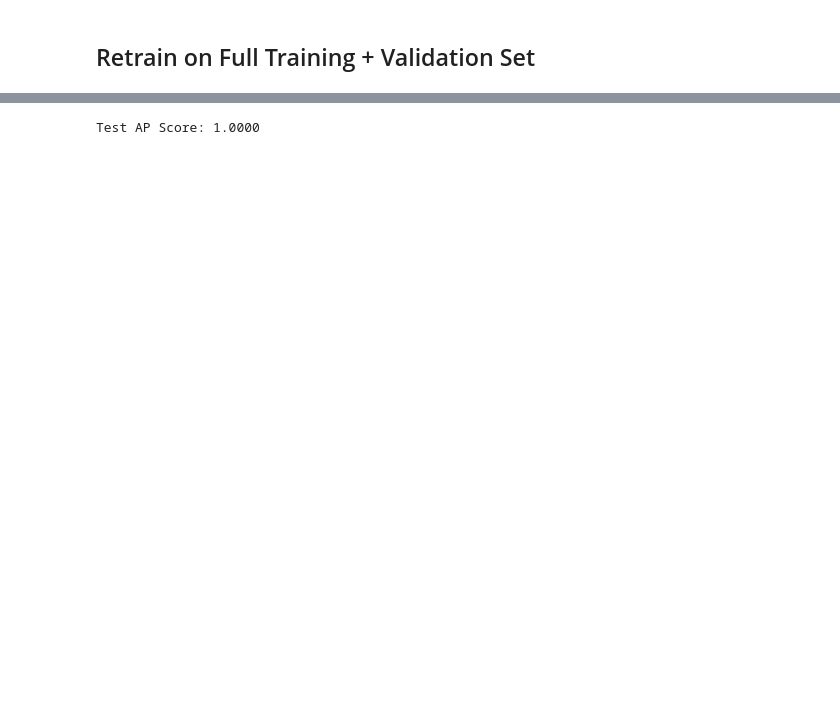
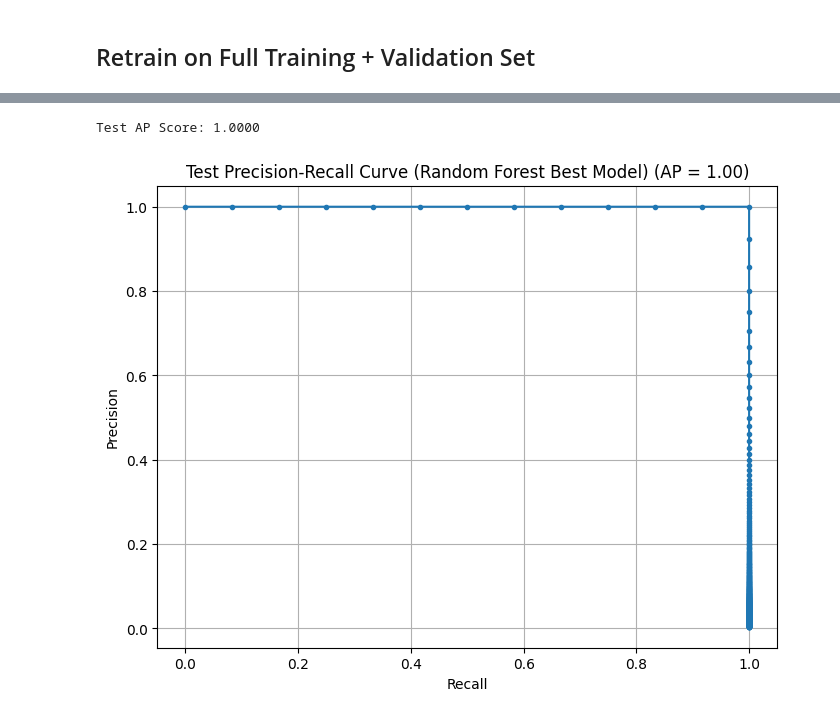
Before and after one commit to lint12/ansa-case-study, a Jupyter notebook: rf_model.ipynb, the cells around one changed output, grey strips where cells are left out. Saved outputs shown, nothing was run; the diff lists cells and outputs as text; code cells hidden in the pictures; blank space fills up the shorter version.

```diff
--- a/rf_model.ipynb
+++ b/rf_model.ipynb
@@ -197,10 +198,19 @@ RandomForestClassifier(class_weight='balanced', min_samples_leaf=2,
-# %%
-y_test_pred_proba = final_model.predict_proba(X_test)[:, 1]
-ap_test = average_precision_score(y_test, y_test_pred_proba)
-
-print(f"Test AP Score: {ap_test:.4f}")
-# %% [output]
-Test AP Score: 1.0000
+# %%
+y_test_pred_proba = final_model.predict_proba(X_test)[:, 1]
+ap_test = average_precision_score(y_test, y_test_pred_proba)
+
+print(f"Test AP Score: {ap_test:.4f}")
+
+plt.figure(figsize=(8, 6))
+plt.plot(recall, precision, marker='.')
+plt.title(f'Test Precision-Recall Curve (Random Forest Best Model) (AP = {ap_test:.2f})')
+plt.xlabel('Recall')
+plt.ylabel('Precision')
+plt.grid()
+plt.show()
+# %% [output]
+Test AP Score: 1.0000
+[figure, added]
 # %%
 # Predict similarity scores
 similarity_scores = final_model.predict_proba(X)[:, 1]
```
Also changed, not shown: parts of 7 cells of this notebook, 11 other files.
